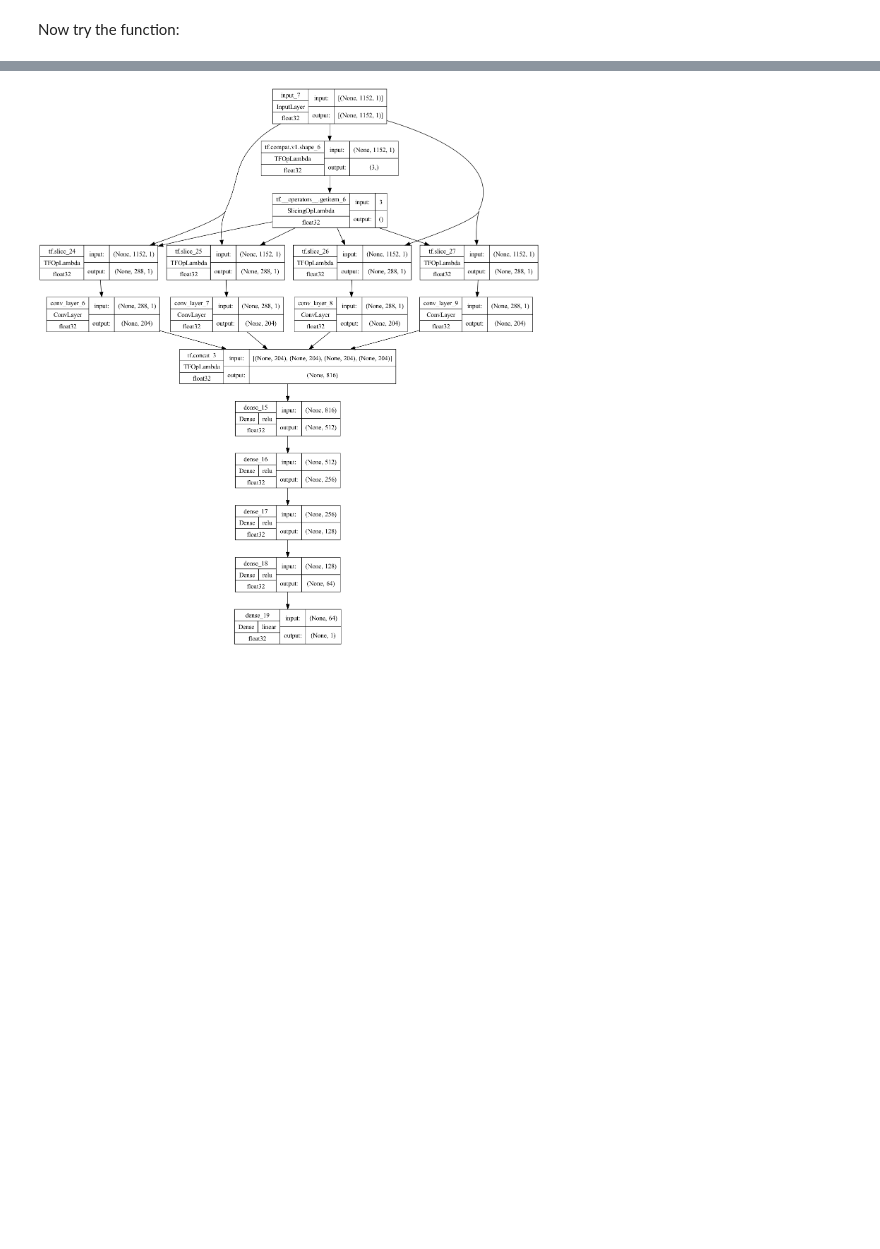
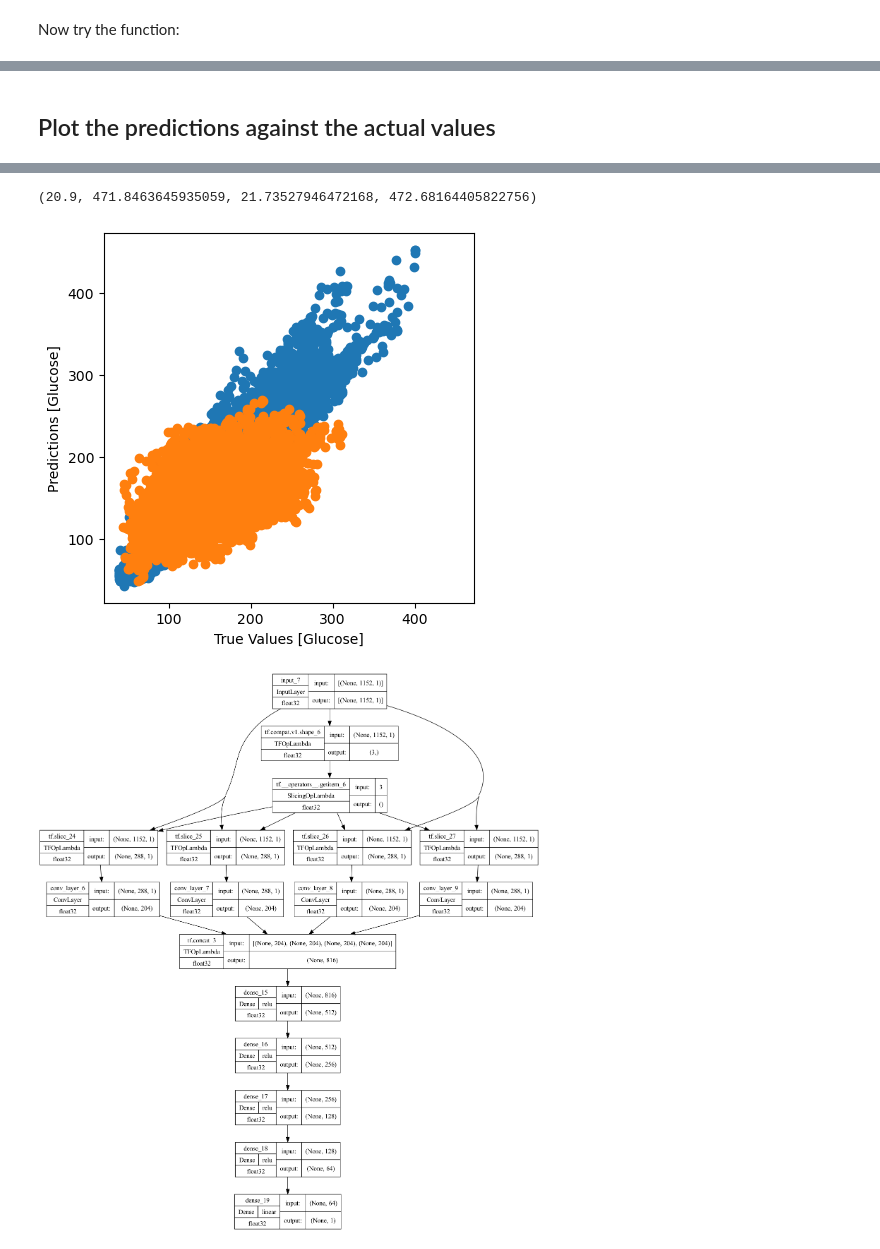
Before and after one commit to johannesfuest/Personalized_Diabetes, a Jupyter notebook: pipeline/run_model.ipynb, the cells around one changed output, grey strips where cells are left out. Drawn from its saved outputs; the diff is of its cells as text; code cells hidden in the pictures; blank space fills up the shorter version.

```diff
--- a/pipeline/run_model.ipynb
+++ b/pipeline/run_model.ipynb
@@ -22,7 +25,7 @@ pd.set_option('display.max_rows', 1000)
 # %% [markdown]
 ## Parameters
 # %%
-CSV_INPUT = 'df_final_1.csv'
+CSV_INPUT = 'dev/df_final_2.csv'
 CONV_INPUT_LENGTH = 288
 TRAIN_TEST_SPLIT = 0.8
 GLUCOSE_OPTIMUM = 85
@@ -166,5 +169,5 @@ ________________________________________________________________________________
 # %%
 train_dataset = tf.data.Dataset.from_tensor_slices((X_train, Y_train)).batch(64)
 test_dataset = tf.data.Dataset.from_tensor_slices((X_test, Y_test)).batch(64)
-history = conv_model.fit(train_dataset, epochs=10, validation_data=test_dataset)
+history = conv_model.fit(train_dataset, epochs=100, validation_data=test_dataset)
 # %% [output]
@@ -191,4 +194,5 @@ Epoch 10/10
 #conv_model.predict(Y_).shape
 conv_model.predict(X_train).shape
 df_raw.shape
+preds_train = conv_model.predict(X_train)
 # %% [output]
@@ -196,0 +205,19 @@ df_raw.shape
+# %% [markdown]
+## Plot the predictions against the actual values
+# %%
+# Plot the predictions against the actual values
+plt.scatter(Y_train, preds_train)
+plt.xlabel('True Values [Glucose]')
+plt.ylabel('Predictions [Glucose]')
+plt.axis('equal')
+plt.axis('square')
+
+
+#plot test predictions against actual test values
+preds_test = conv_model.predict(X_test)
+plt.scatter(Y_test, preds_test)
+plt.xlabel('True Values [Glucose]')
+plt.ylabel('Predictions [Glucose]')
+plt.axis('equal')
+plt.axis('square')
+# %% [output]
@@ -197,3 +225,5 @@ df_raw.shape
+(20.9, 471.8463645935059, 21.73527946472168, 472.68164405822756)
+[figure, added]
 # %%
 tf.keras.utils.plot_model(conv_model, show_shapes=True, show_layer_names=True, show_layer_activations=True, show_dtype=True)
 # %% [output]
```
Also changed, not shown: parts of 5 cells of this notebook, 1 other file.
